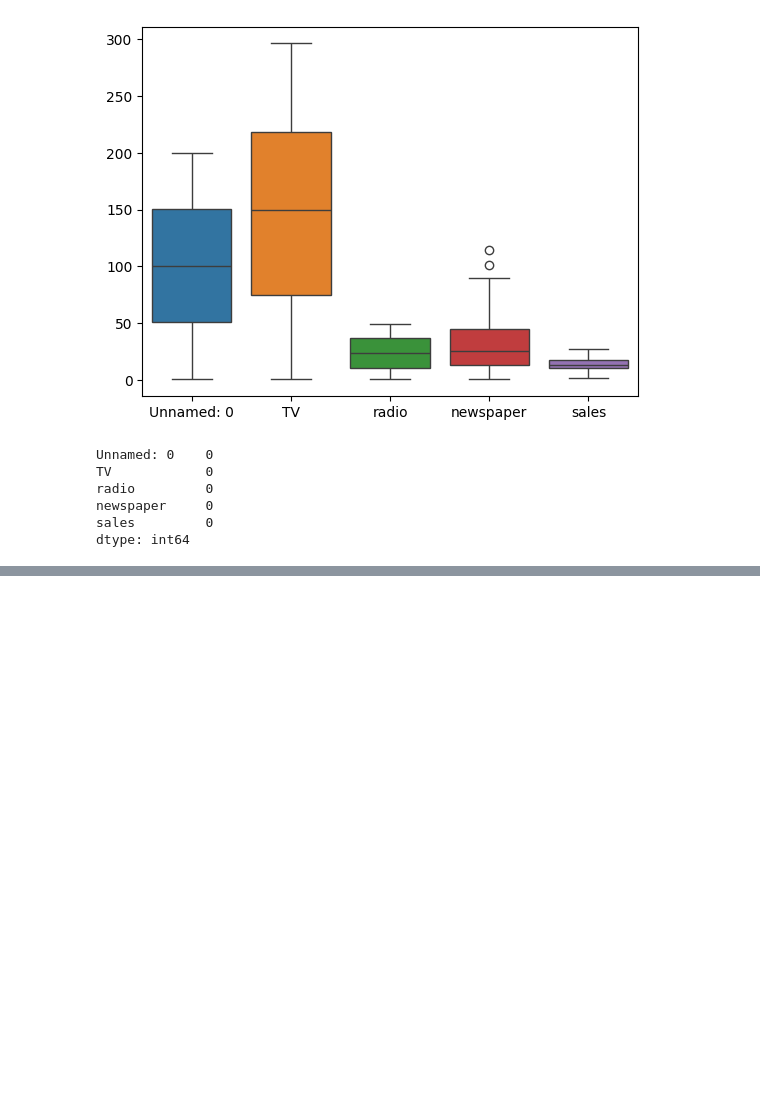
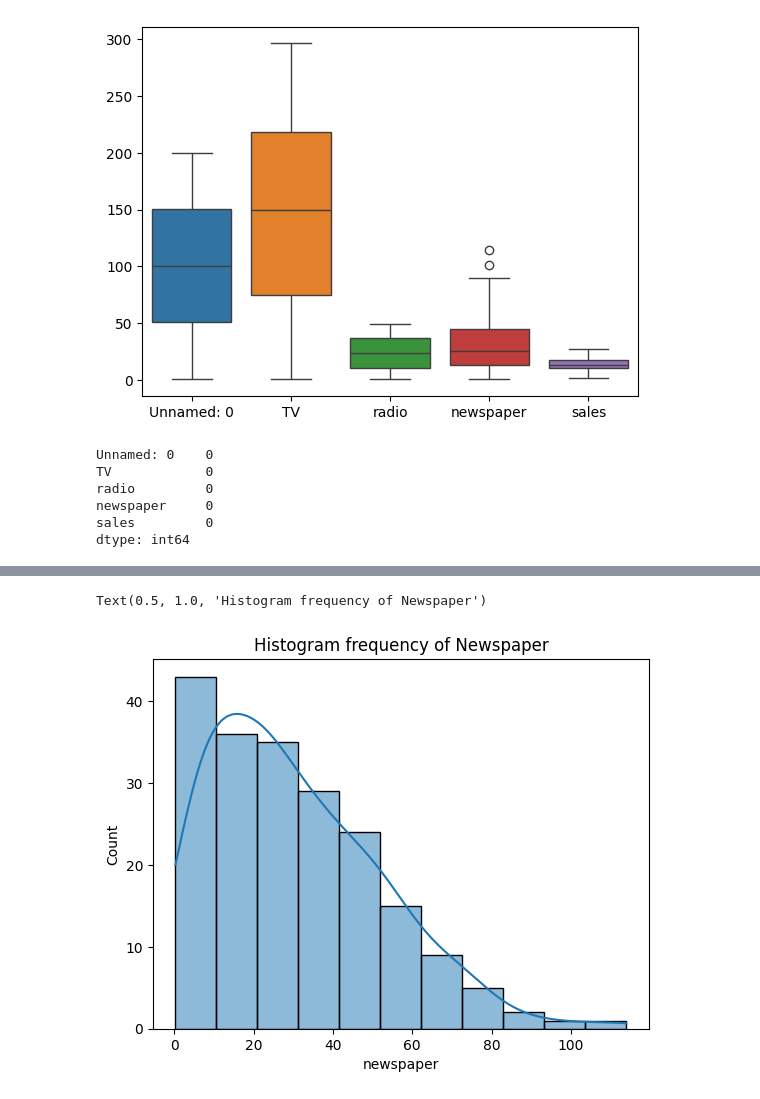
Before and after one commit to ashmi721/Data_Science_Project, a Jupyter notebook: sales_prediction.ipynb, the cells around one changed output, grey strips where cells are left out. Saved outputs shown, nothing was run; the diff lists cells and outputs as text; code cells hidden in the pictures; blank space fills up the shorter version.

```diff
--- a/sales_prediction.ipynb
+++ b/sales_prediction.ipynb
@@ -104,0 +125,6 @@ dtype: int64
+# %%
+sns.histplot(df['newspaper'],kde=True)
+plt.title("Histogram frequency of Newspaper")
+# %% [output]
+Text(0.5, 1.0, 'Histogram frequency of Newspaper')
+[figure, added]
```
Also changed, not shown: parts of 14 cells of this notebook.
